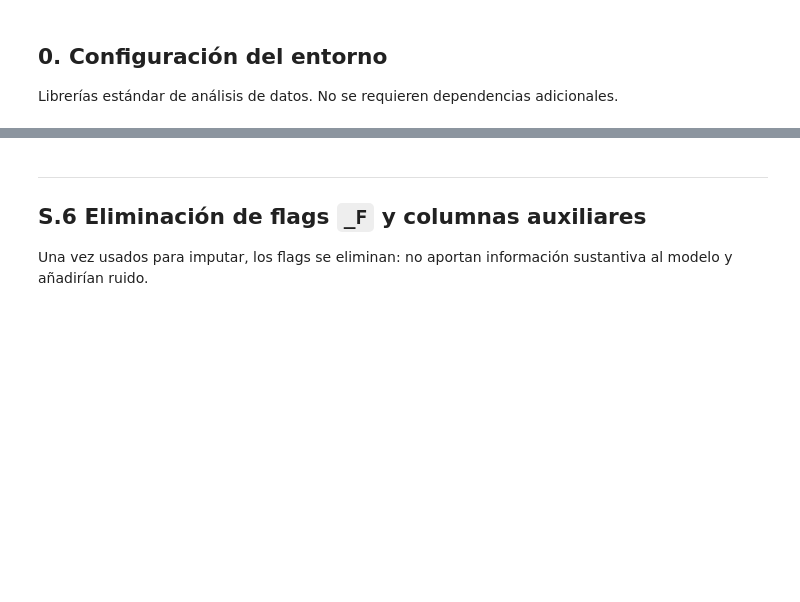
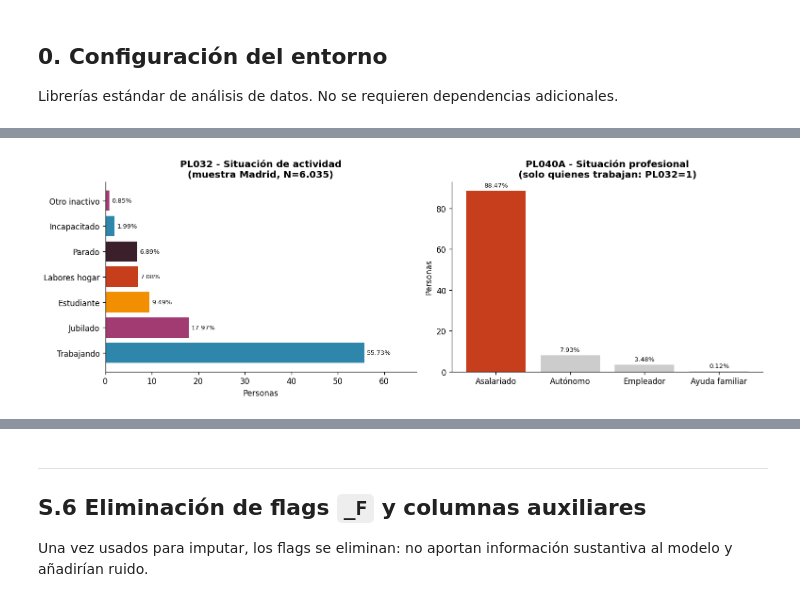
Before and after one commit to somm14/tfm_project, a Jupyter notebook: src/02_silver_layer.ipynb, the cells around one changed output, grey strips where cells are left out. Saved outputs shown, nothing was run; the diff lists cells and outputs as text; code cells hidden in the pictures; blank space fills up the shorter version.

```diff
--- a/src/02_silver_layer.ipynb
+++ b/src/02_silver_layer.ipynb
@@ -133,35 +154,9 @@ El estudio se centra en **asalariados que están trabajando en el momento de la
 `PL040B` recoge la situación profesional del **último empleo** y solo tiene valores para personas que ya no trabajan (inactivos o desempleados). Usarla filtraría una población completamente diferente a la de interés.
 # %%
 # Distribución de PL032 en Madrid (situación de actividad)
-activ_map = {
-    '1': 'Trabajando', '2': 'Parado', '3': 'Jubilado',
-    '4': 'Incapacitado', '5': 'Estudiante', '6': 'Labores hogar', '8': 'Otro inactivo'
-}
-pl032_vc = df['PL032'].astype(str).str.strip().map(activ_map).value_counts()
-
-fig, axes = plt.subplots(1, 2, figsize=(13, 4.5))
-
-# Gráfico 1: Situación de actividad
-bars1 = axes[0].barh(pl032_vc.index, pl032_vc.values, color=PALETTE)
-axes[0].bar_label(bars1, fmt='%d', padding=3, fontsize=8)
-axes[0].set_xlabel('Personas')
-axes[0].set_title('PL032 — Situación de actividad\n(muestra Madrid, N=6.035)', fontweight='bold')
-axes[0].set_xlim(0, pl032_vc.max() * 1.2)
-
-# Gráfico 2: Situación profesional entre quienes trabajan
-df_trab = df[df['PL032'].astype(str).str.strip() == '1']
-prof_map = {'1': 'Empleador', '2': 'Autónomo', '3': 'Asalariado', '4': 'Ayuda familiar'}
-prof_vc = df_trab['PL040A'].astype(str).str.strip().map(prof_map).value_counts()
-prof_vc = prof_vc[prof_vc.index.notna()]
-bars2 = axes[1].bar(prof_vc.index, prof_vc.values,
-                    color=['#C73E1D' if k=='Asalariado' else '#ccc' for k in prof_vc.index])
-axes[1].bar_label(bars2, fmt='%d', padding=3, fontsize=8)
-axes[1].set_ylabel('Personas')
-axes[1].set_title('PL040A — Situación profesional\n(solo quienes trabajan: PL032=1)', fontweight='bold')
-
-plt.tight_layout()
-plt.savefig('silver_filtros_laborales.png', bbox_inches='tight')
-plt.show()
+PL032_vs_PL040A(df)
+# %% [output]
+[figure, added]
 # %%
 n_antes = len(df)
 df = df[
```
Also changed, not shown: parts of 16 cells of this notebook.
